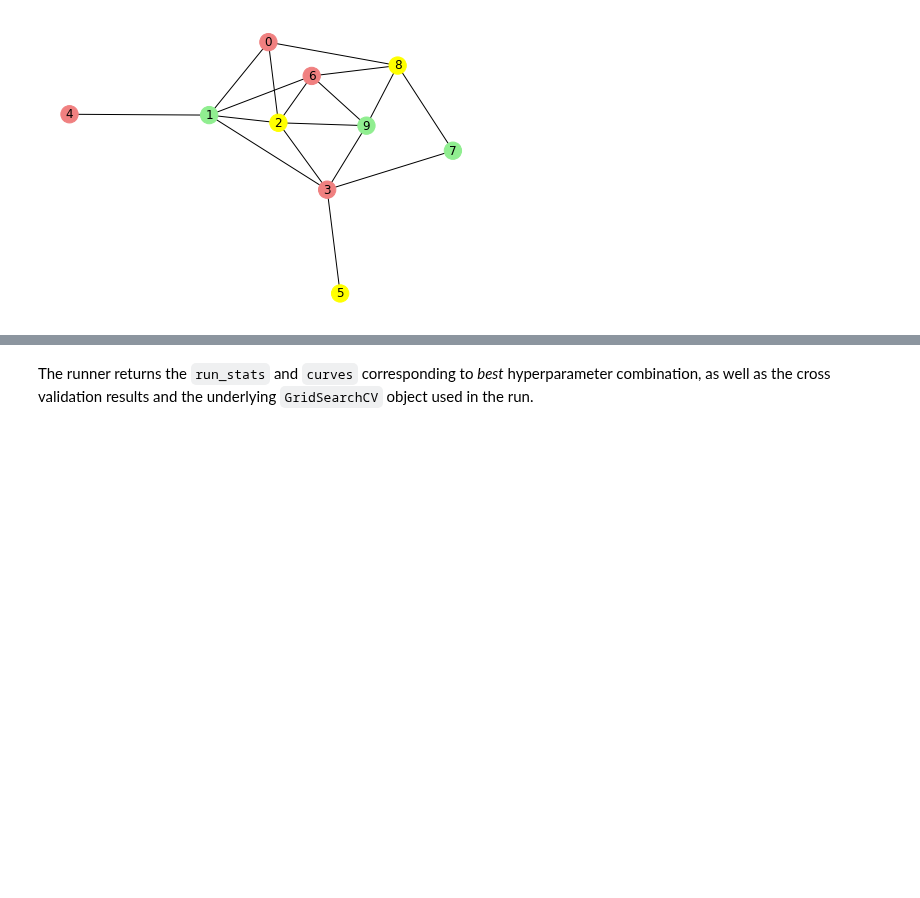
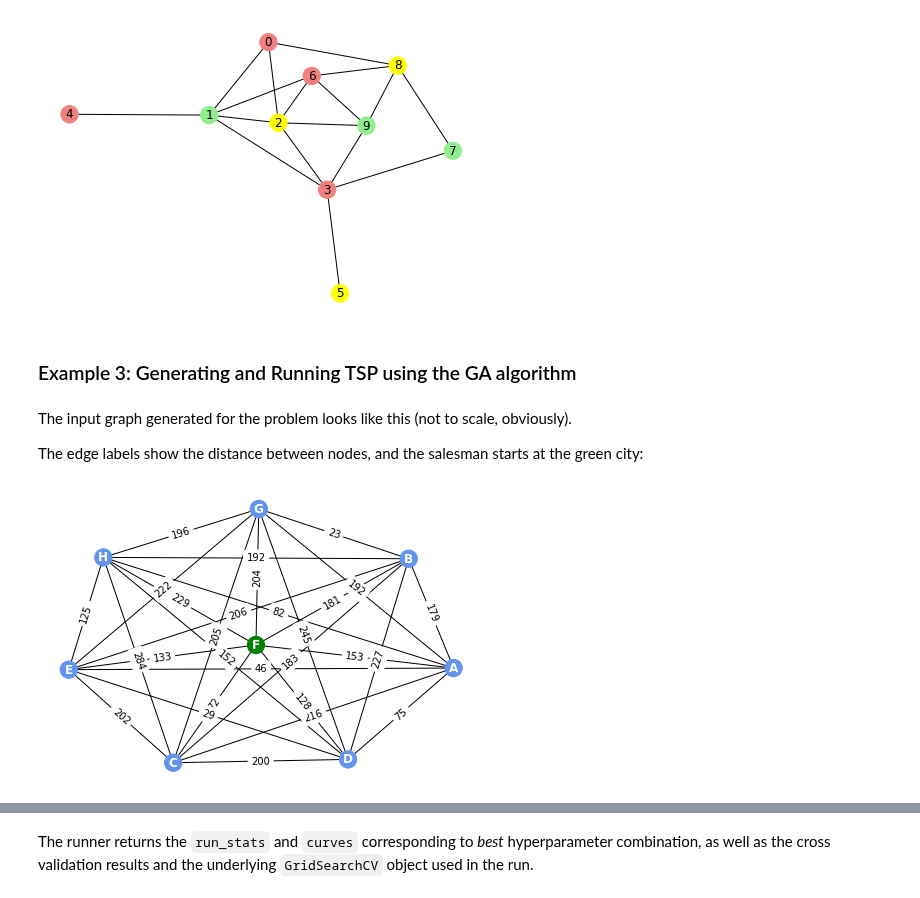
Before and after one commit to zerolinux5/mlrose-ky, a Jupyter notebook: problem_examples.ipynb, the cells around one changed output, grey strips where cells are left out. Saved outputs shown, nothing was run; the diff lists cells and outputs as text; code cells hidden in the pictures; blank space fills up the shorter version.

Commit message:
Added a TSP example

```diff
--- a/problem_examples.ipynb
+++ b/problem_examples.ipynb
@@ -353,3 +354,23 @@ nx.draw(problem.source_graph,
 plt.show()
 # %% [output]
 [figure]
+# %% [markdown]
+### Example 3: Generating and Running TSP using the GA algorithm
+# %%
+# Generate a new TSP problem using a fixed seed.
+problem = TSPGenerator().generate(seed=123456, number_of_cities=8)
+# %% [markdown]
+The input graph generated for the problem looks like this (not to scale, obviously).
+
+The edge labels show the distance between nodes, and the salesman starts at the green city:
+# %%
+node_color_map = ['green' if i == 5 else 'cornflowerblue' for i in range(len(problem.source_graph.nodes))]
+edge_labels = nx.get_edge_attributes(problem.source_graph,'length')
+node_labels = {k:str(v) for k, v in enumerate(string.ascii_uppercase) if k < len(problem.source_graph.nodes)}
+pos = nx.spring_layout(problem.source_graph, seed = 4)
+nx.draw(problem.source_graph, pos=pos, node_color=node_color_map)
+nx.draw_networkx_labels(problem.source_graph, pos=pos, labels=node_labels, font_color='white', font_weight='bold')
+nx.draw_networkx_edge_labels(problem.source_graph, pos=pos, edge_labels=edge_labels)
+plt.show()
+# %% [output]
+[figure, added]
```
Also changed, not shown: parts of 36 cells of this notebook, 2 other files.
